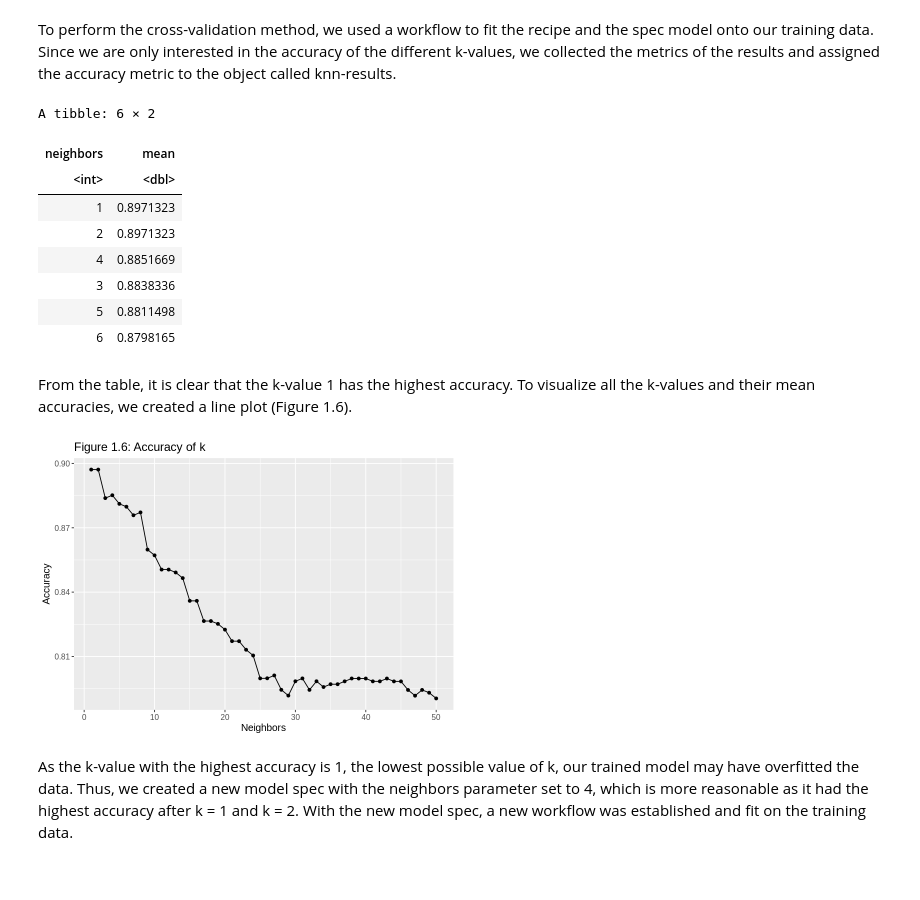
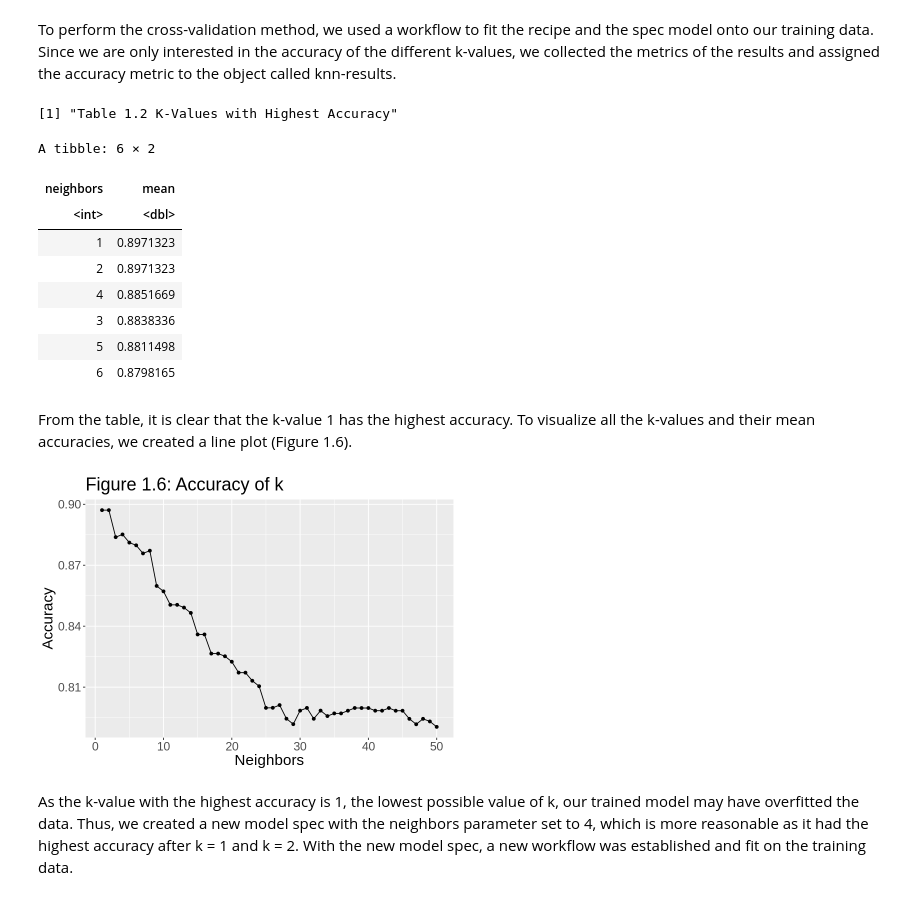
Before and after one commit to Margokap/DSCI100-group-03, a Jupyter notebook: project_1 .ipynb, the cells around one changed output. Saved outputs shown, nothing was run; the diff lists cells and outputs as text; code cells hidden in the pictures.

```diff
--- a/project_1 .ipynb
+++ b/project_1 .ipynb
@@ -105,7 +89,7 @@ names(star_data_tidy) <- c("UV_filter",
                             "Redshift",
                             "Stellar_object")
 star_data_tidy <- star_data_tidy |>
-                  mutate(Stellar_object = as.factor(Stellar_object)
+                  mutate(Stellar_object = as.factor(Stellar_object))
 # %% [markdown]
 #### Exploratory Data Analysis
 
@@ -242,9 +229,11 @@ knn_results <- workflow() |>
       select(neighbors, mean) |>
       arrange(desc(mean))
 
+"Table 1.2 K-Values with Highest Accuracy"
 head(knn_results)
 # %% [output]
-A tibble: 6 × 2
+[1] "Table 1.2 K-Values with Highest Accuracy"
+A tibble: 6 × 2
 | neighbors | mean |
 | <int> | <dbl> |
 | 1 | 0.8971323 |
@@ -258,13 +247,13 @@ From the table, it is clear that the k-value 1 has the highest accuracy. To visu
 # %%
 accuracy_line <- ggplot(knn_results, aes(x = neighbors, y = mean))+
       geom_point() +
       geom_line() +
       labs(x = "Neighbors", y = "Accuracy", title = "Figure 1.6: Accuracy of k") +
-      theme(text = element_text(size = 12))
+      theme(text = element_text(size = 18))
 
 accuracy_line
 # %% [output]
-[figure, old version]
+[figure, new version]
 # %% [markdown]
 As the k-value with the highest accuracy is 1, the lowest possible value of k, our trained model may have overfitted the data. Thus, we created a new model spec with the neighbors parameter set to 4, which is more reasonable as it had the highest accuracy after k = 1 and k = 2. With the new model spec, a new workflow was established and fit on the training data.
 # %%
```
Also changed, not shown: parts of 8 cells of this notebook.
